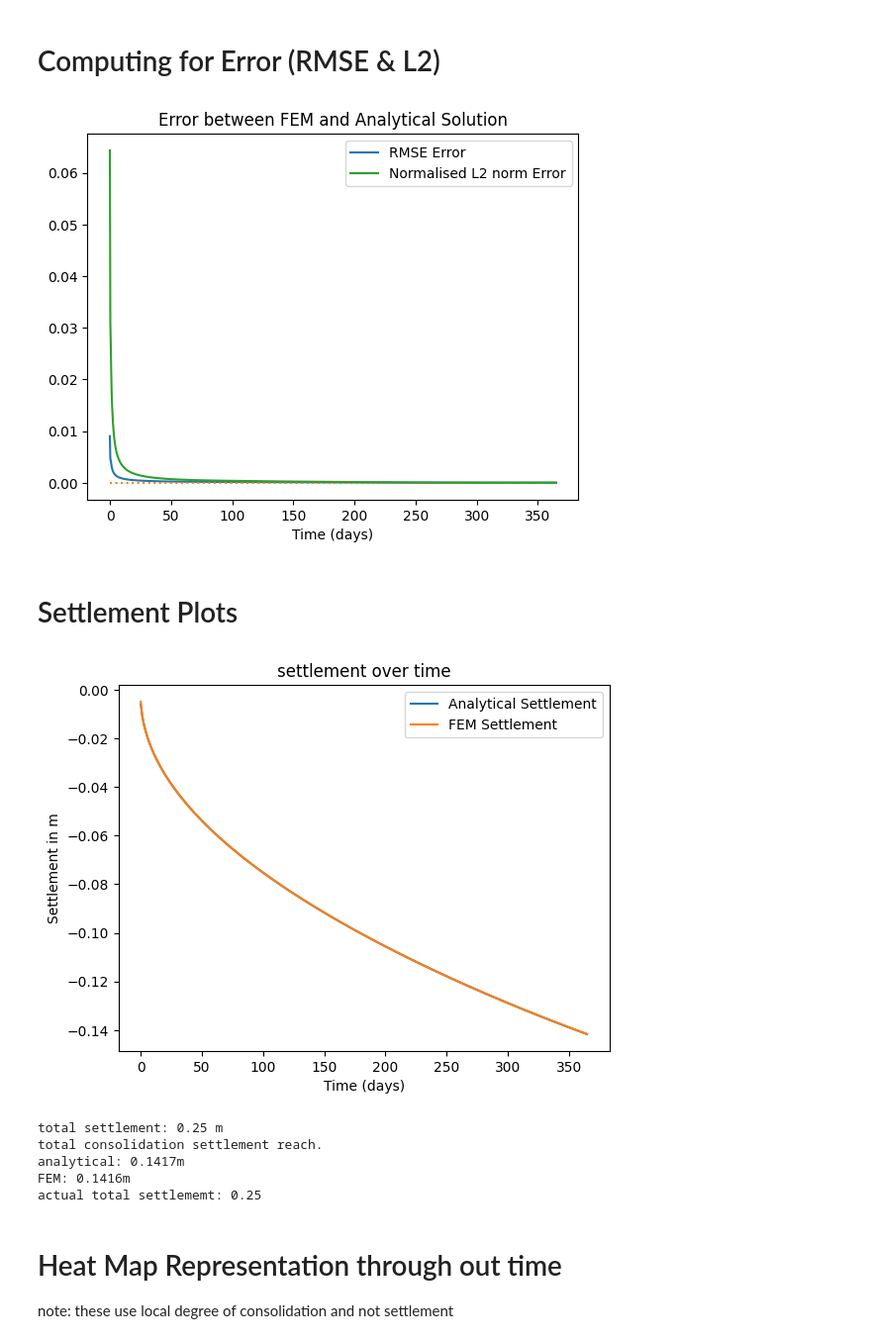
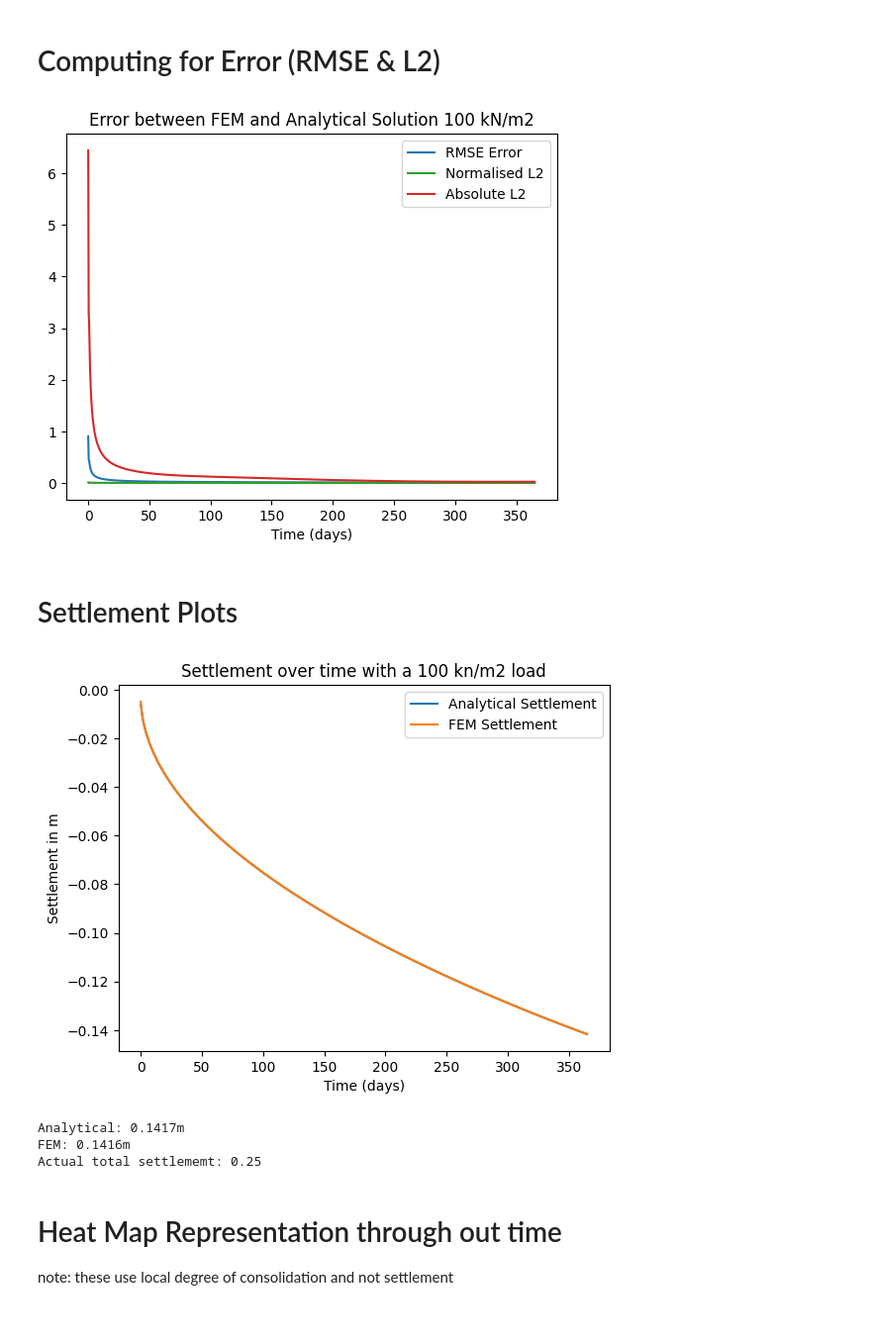
Before and after one commit to monkeybeastking/Geotechnical-Consolidation-FEM, a Jupyter notebook: docs/doc1 - 1D Terazaghi.ipynb, the cells around one changed output. Shown at 99% size. Saved outputs shown, nothing was run; the diff lists cells and outputs as text; code cells hidden in the pictures.

```diff
--- a/docs/doc1 - 1D Terazaghi.ipynb
+++ b/docs/doc1 - 1D Terazaghi.ipynb
@@ -99,11 +98,11 @@ Total Settlement             = 0.2500 m
 Single Layered FEnicsx Solver, showing outputted local degree of consolidation solution.
 # %%
 # plotting fenicsx data. to note purposely choicen different t or time_step+1 as fenicsx gives t+1 results due to uh ands
-fem_cdata = Get_Terazaghi1D_FEA(H, num, P, Tx, time_step, Cv, 0, True) # 0 as we are using uniform force
-Z = -np.linspace(0, H, num = nodes)
-T = np.linspace(0,(Tx/(60*60*24)), num= time_step)
-fem_cdata = pd.DataFrame(fem_cdata, columns = Z, index = T)
+fem_cdata, fem_udata = Get_Terazaghi1D_FEA(H, num, P, Tx, time_step, Cv, 0, True) # 0 as we are using uniform force
+fem_depths = -np.linspace(0, H, num = nodes)
+time = np.linspace(0,(Tx/(60*60*24)), num= time_step)
 
-fem_cdata
+A = pd.DataFrame(fem_udata, columns = fem_depths, index = time)
+A
 # %% [output]
 |  | -0.0 | -0.1 | -0.2 | -0.3 | -0.4 | -0.5 | -0.6 | -0.7 | -0.8 | -0.9 | ... | ... |
@@ -124,10 +123,10 @@ fem_cdata
 Showing outputted local degree of consolidation solution.
 # %%
 # analytical solution plotitng
-analytical_cdata, a_Z, = Get_Terazaghi1d_Analytical(H, Tx, time_step, num, Cv, N_terms)
-a_T = np.linspace(0, Tx/(60*60*24), time_step, dtype=float)
-analytical_cdata = pd.DataFrame(analytical_cdata, columns= -a_Z, index= a_T)
+analytical_cdata, analytical_udata, depth, time = Get_Terazaghi1d_Analytical(H, num, P, Tx, time_step, Cv, N_terms)
 
-analytical_cdata
+
+B = pd.DataFrame(analytical_udata, columns= -depth, index= time) # showing result table
+B
 # %% [output]
 |  | -0.0 | -0.1 | -0.2 | -0.3 | -0.4 | -0.5 | -0.6 | -0.7 | -0.8 | -0.9 | ... | ... |
@@ -147,27 +146,30 @@ analytical_cdata
 # Computing for Error (RMSE & L2)
 # %%
 # assumes that the t and z for both data is identical in which it is
-error = fem_cdata - analytical_cdata
-#RMSE error per time step
+error = fem_udata - analytical_udata
+
+# RMSE error per time step
 RMSE = np.sqrt((error**2).mean(axis = 1))
+
+
 # Normalised L2 norm error
 num = (error**2).sum(axis = 1)
-den = (analytical_cdata**2).sum(axis = 1)
-E_L2 = np.sqrt(num / (den+ 1e-12))
-time = np.linspace(0, (Tx/(60*60*24)), time_step)
-
+den = (analytical_udata**2).sum(axis = 1)
+norm_L2 = np.sqrt(num / (den + 1e-12))
+abs_L2 = np.sqrt(num)
 
 # plotting err
 plt.figure()
 plt.plot(time, RMSE, label = "RMSE Error")
 plt.plot([0,np.max(time)],[0,0], linestyle ="dotted")  # Please change for capture of map
-plt.plot(time, E_L2, label = "Normalised L2 norm Error")
+plt.plot(time, norm_L2, label = "Normalised L2")
+plt.plot(time,abs_L2, label = "Absolute L2")
 plt.xlabel("Time (days)")
 plt.legend()
-plt.title("Error between FEM and Analytical Solution")
+plt.title( f"Error between FEM and Analytical Solution {P} kN/m2")
 plt.show()
 # %% [output]
-[figure, old version]
+[figure, new version]
 # %% [markdown]
 # Settlement Plots
 # %%
@@ -182,18 +184,14 @@ plt.plot(time, -fem_settlement, label="FEM Settlement")
 plt.xlabel("Time (days)")
 plt.ylabel("Settlement in m")
 plt.legend()
-plt.title("settlement over time")
+plt.title(f"Settlement over time with a {P} kn/m2 load")
 plt.show()
-print(f"total settlement: {total_settlement} m")
-
-print(f"total consolidation settlement reach. \nanalytical: {np.max(analytical_settlement):.4f}m \nFEM: {np.max(fem_settlement):.4}m \nactual total settlememt: {total_settlement:.4} ")
+print(f"Analytical: {np.max(analytical_settlement):.4f}m \nFEM: {np.max(fem_settlement):.4}m \nActual total settlememt: {total_settlement:.4} ")
 # %% [output]
-[figure, old version]
+[figure, new version]
-total settlement: 0.25 m
-total consolidation settlement reach.
-analytical: 0.1417m
+Analytical: 0.1417m
 FEM: 0.1416m
-actual total settlememt: 0.25
+Actual total settlememt: 0.25
 # %% [markdown]
 # Heat Map Representation through out time
 note: these use local degree of consolidation and not settlement
```
Also changed, not shown: parts of 8 cells of this notebook, 3 other files.
